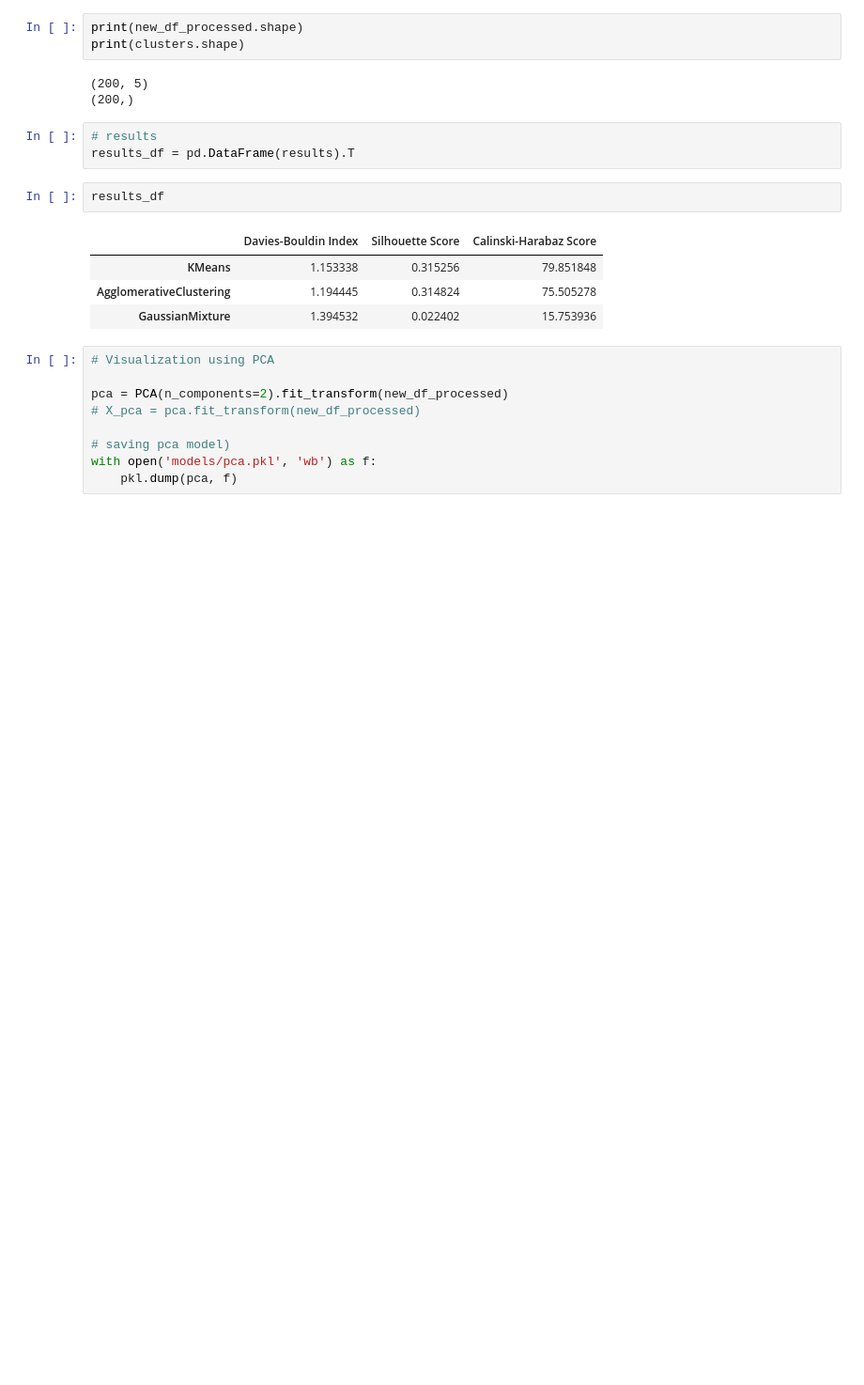
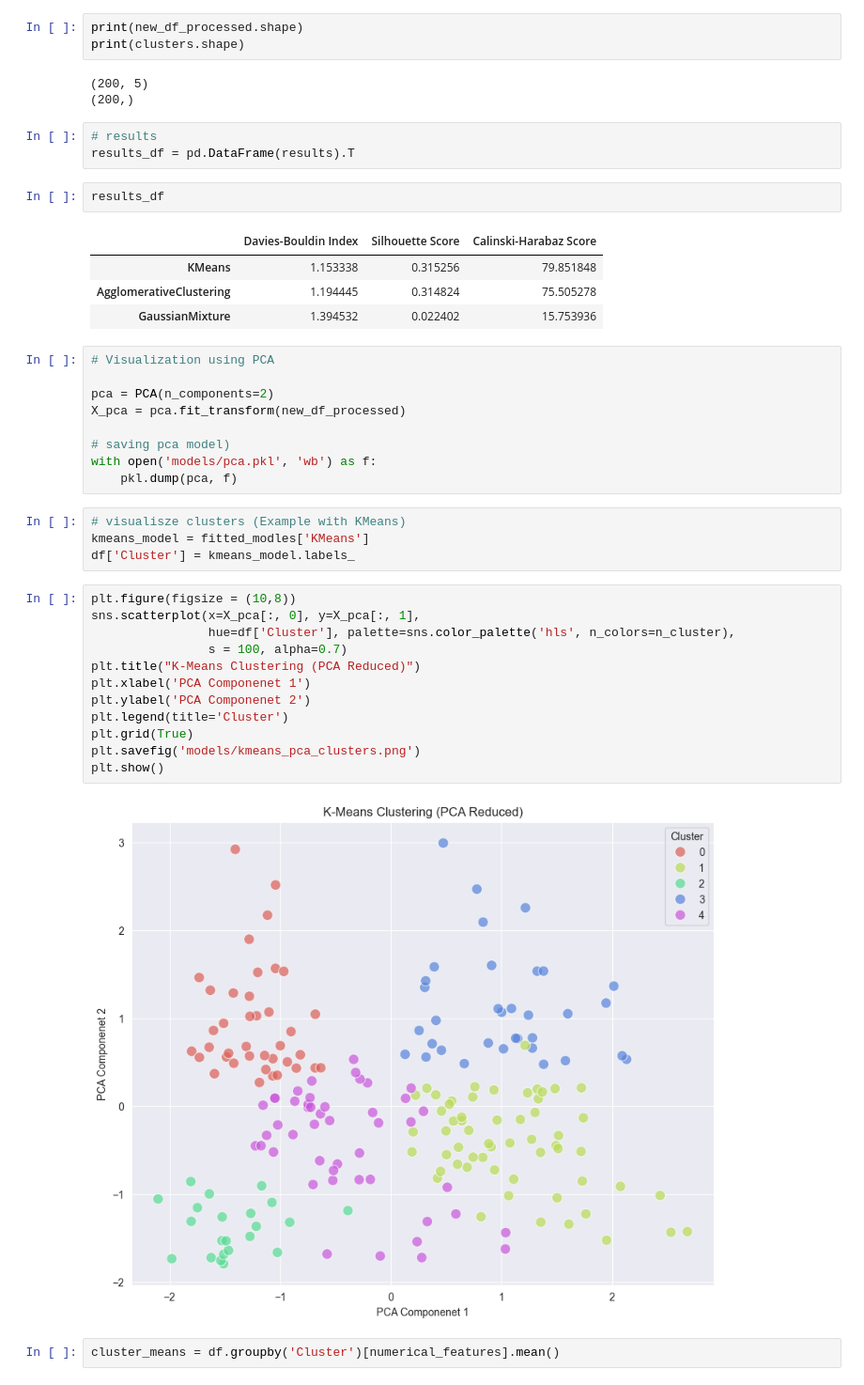
Before and after one commit to Brodevil/Customer-Segmentation-System, a Jupyter notebook: clustering_models.ipynb, the cells around one changed output. Shown at 94% size. Cells and saved outputs as stored; diff of their text form; blank space fills up the shorter version.

```diff
--- a/clustering_models.ipynb
+++ b/clustering_models.ipynb
@@ -151,9 +151,29 @@ results_df
 # %%
 # Visualization using PCA
 
-pca = PCA(n_components=2).fit_transform(new_df_processed)
-# X_pca = pca.fit_transform(new_df_processed)
+pca = PCA(n_components=2)
+X_pca = pca.fit_transform(new_df_processed)
 
 # saving pca model)
 with open('models/pca.pkl', 'wb') as f:
     pkl.dump(pca, f)
+# %%
+# visualisze clusters (Example with KMeans)
+kmeans_model = fitted_modles['KMeans']
+df['Cluster'] = kmeans_model.labels_
+# %%
+plt.figure(figsize = (10,8))
+sns.scatterplot(x=X_pca[:, 0], y=X_pca[:, 1],
+                hue=df['Cluster'], palette=sns.color_palette('hls', n_colors=n_cluster),
+                s = 100, alpha=0.7)
+plt.title("K-Means Clustering (PCA Reduced)")
+plt.xlabel('PCA Componenet 1')
+plt.ylabel('PCA Componenet 2')
+plt.legend(title='Cluster')
+plt.grid(True)
+plt.savefig('models/kmeans_pca_clusters.png')
+plt.show()
+# %% [output]
+[figure, added]
+# %%
+cluster_means = df.groupby('Cluster')[numerical_features].mean()
```
Also changed, not shown: parts of 1 cell of this notebook, 2 other files.
